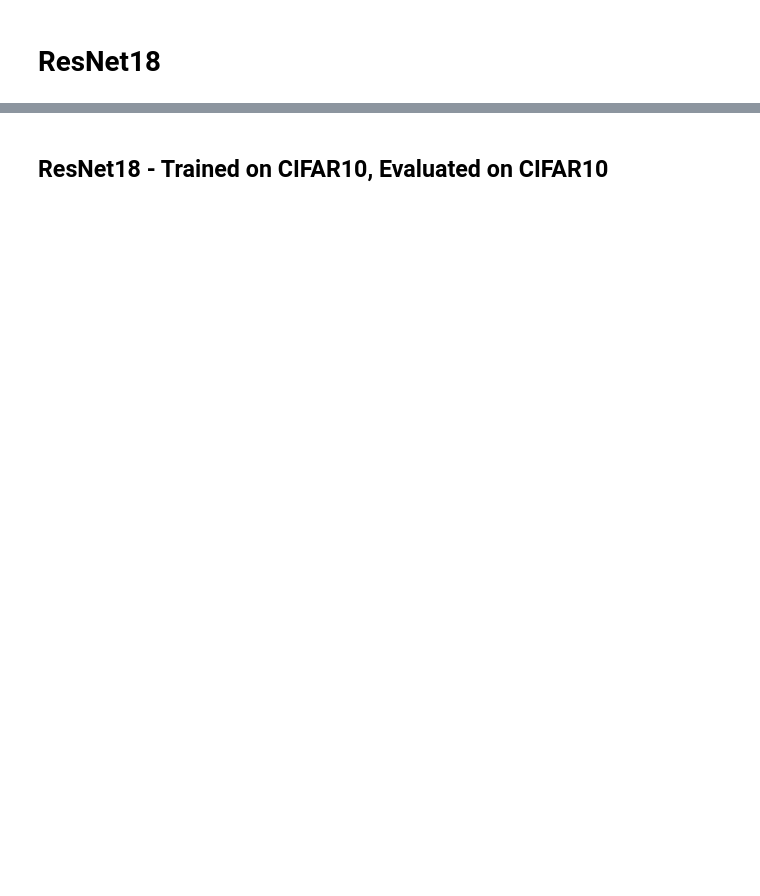
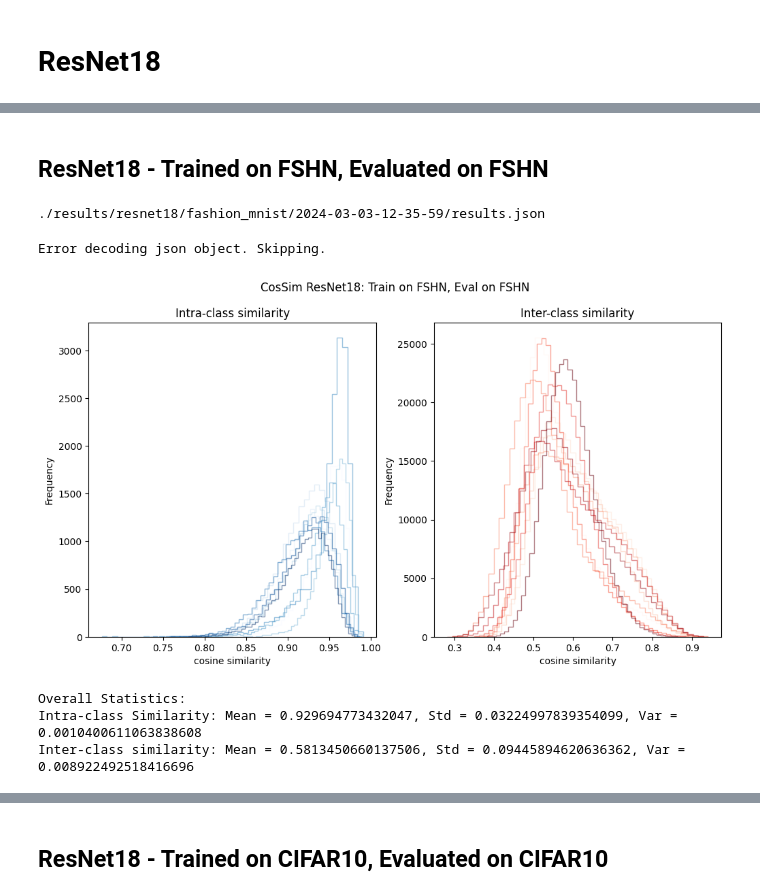
Before and after one commit to sebasalonsogp/MLResearch, a Jupyter notebook: Notebooks/final.ipynb, the cells around one changed output, grey strips where cells are left out. Drawn from its saved outputs; the diff is of its cells as text; code cells hidden in the pictures; blank space fills up the shorter version.

```diff
--- a/Notebooks/final.ipynb
+++ b/Notebooks/final.ipynb
@@ -15,0 +64,10 @@ import json
+# %%
+ts_path = f'.\\results\\{model}\\{dataset}\\{execution_id}\\training_settings.json'
+with open(ts_path, 'r') as f:
+    content = f.read()
+
+data = json.loads(content)
+training_settings = pd.DataFrame(data, index=[0])
+
+print(tabulate(training_settings,headers='keys',tablefmt='pretty'))
+report_results(model=data.get('model'),train_set=data.get('train_dataset'),eval_set=data.get('train_dataset'),intra_μ=intra_μ,intra_σ=intra_σ,inter_μ=inter_μ,inter_σ=inter_σ,adj_intra_μ=adj_intra_μ,adj_intra_σ=adj_intra_σ,adj_inter_μ=adj_inter_μ,adj_inter_σ=adj_inter_σ)
@@ -15,0 +80,36 @@ import json
+# %% [markdown]
+## ResNet18 - Trained on FSHN, Evaluated on FSHN
+# %%
+execution_id = '2024-03-03-12-35-59'
+model,dataset = 'resnet18', 'fashion_mnist'
+model_path = f'./results/{model}/{dataset}/model_{model}_{dataset}.pth'
+result_path = f'./results/{model}/{dataset}/{execution_id}/results.json'
+print(result_path)
+# %% [output]
+./results/resnet18/fashion_mnist/2024-03-03-12-35-59/results.json
+# %%
+with open(result_path, 'r') as f:
+    content = f.read()
+
+json_objects = content.split(',\n')
+for i,obj in enumerate(json_objects):
+    try:
+        data = json.loads(obj)
+        if data.get('Execution_ID') == execution_id:
+            cosine_similarity = data.get('cosine_similarity')
+            adj_cosine_similarity = data.get('adj_cos_sim')
+            l2_distance = data.get('L2_distance')
+
+    except json.JSONDecodeError:
+        print("Error decoding json object. Skipping.")
+# %% [output]
+Error decoding json object. Skipping.
+# %%
+aggregated_hist(cosine_similarity,title='CosSim ResNet18: Train on FSHN, Eval on FSHN')
+#get_stats_agg(cosine_similarity)
+intra_μ,intra_σ,inter_μ,inter_σ = get_stats_agg(cosine_similarity)
+# %% [output]
+[figure, added]
+Overall Statistics:
+Intra-class Similarity: Mean = 0.929694773432047, Std = 0.03224997839354099, Var = 0.0010400611063838608
+Inter-class similarity: Mean = 0.5813450660137506, Std = 0.09445894620636362, Var = 0.008922492518416696
```
Also changed, not shown: parts of 69 cells of this notebook, 6 other files.
